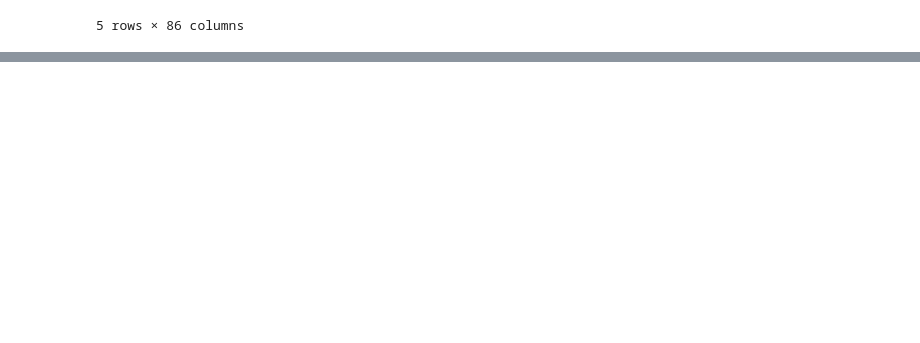
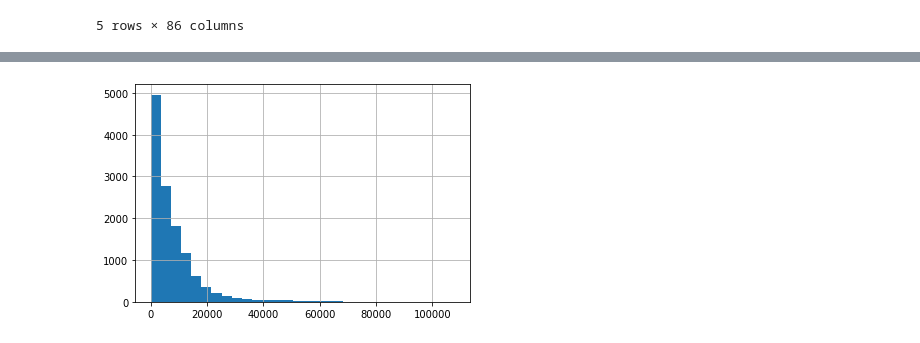
Before and after one commit to Aastha-Arora/investigate-FBI-Gun-Data, a Jupyter notebook: Data Analysis-FBI NICS data.ipynb, the cells around one changed output, grey strips where cells are left out. Saved outputs shown, nothing was run; the diff lists cells and outputs as text; code cells hidden in the pictures; blank space fills up the shorter version.

```diff
--- a/Data Analysis-FBI NICS data.ipynb
+++ b/Data Analysis-FBI NICS data.ipynb
@@ -335,0 +358,4 @@ census_data_subset_T
+# %%
+gun_data.long_gun.hist(bins=30);
+# %% [output]
+[figure, added]
```
Also changed, not shown: parts of 14 cells of this notebook.
